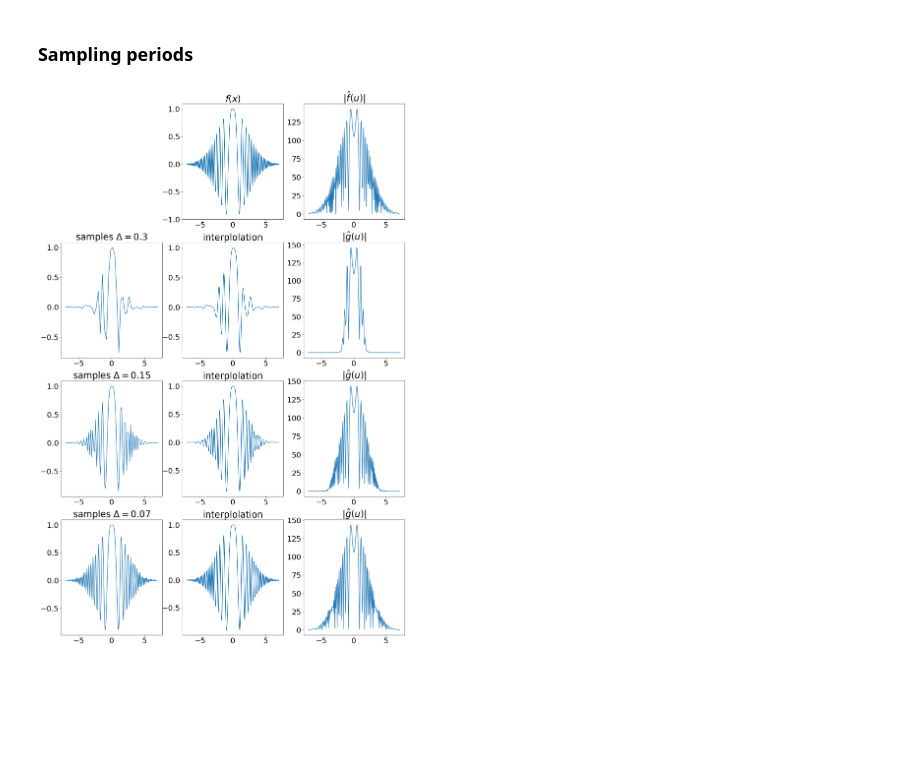
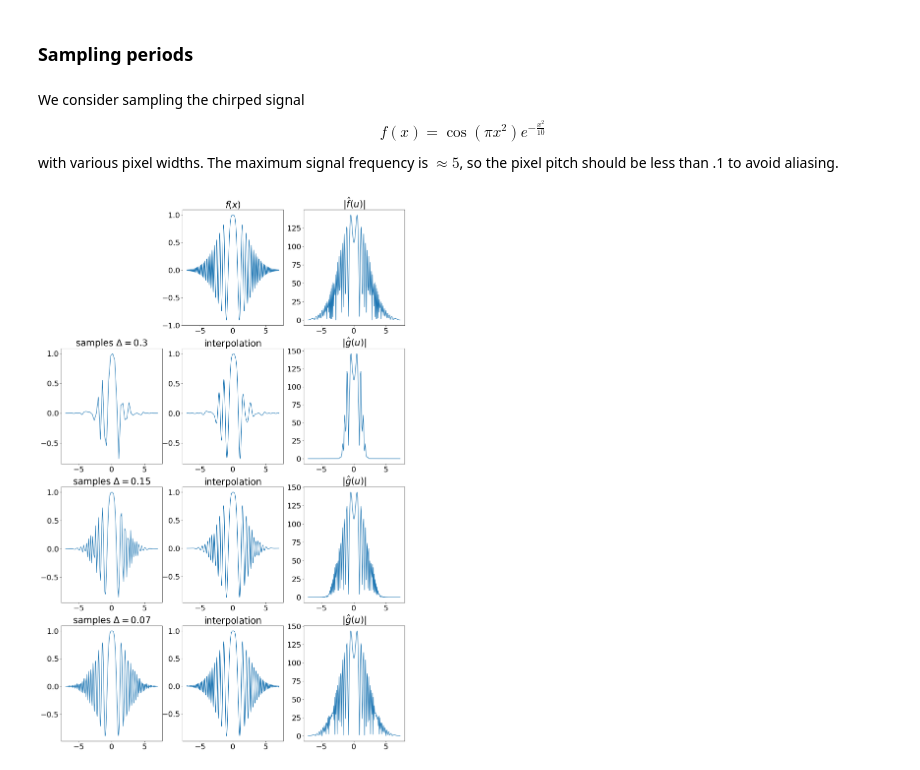
Before and after one commit to arizonaCameraLab/computationalImaging, a Jupyter notebook: Chapter2ForwardModels/DiscreteForwardModels.ipynb, the cells around one changed output. Cells and saved outputs as stored; diff of their text form; code cells hidden in the pictures; blank space fills up the shorter version.

```diff
--- a/Chapter2ForwardModels/DiscreteForwardModels.ipynb
+++ b/Chapter2ForwardModels/DiscreteForwardModels.ipynb
@@ -212,6 +212,11 @@ def gn(delta=1):
   return gg
 # %% [markdown]
 ### Sampling periods
+# %% [markdown]
+We consider sampling the chirped signal
+$$f(x)=\cos (\pi x^2) e^{-\frac{ x^2}{10} }
+$$
+ with various pixel widths. The maximum signal frequency is $\approx 5$, so the pixel pitch should be less than .1 to avoid aliasing.
 # %%
 plt.rcParams['figure.figsize'] = [18, 28]
 X=7
@@ -229,34 +234,34 @@ plt.plot(np.linspace(-X,X,len(gN)),gN)
 plt.title('samples $\Delta=0.3$')
 gUp= InterpolatedUnivariateSpline(np.linspace(-X,X,len(gN)),gN, k=5)
 plt.subplot(4,3,5)
 plt.plot(xrange,gUp(xrange))
-plt.title('interplolation')
+plt.title('interpolation')
 plt.subplot(4,3,6)
 plt.plot(urange[925:1125],np.abs(np.fft.fftshift(np.fft.fft(gUp(xrange))))[925:1125])
 plt.title('$|{\hat g}(u)|$')
 plt.subplot(4,3,7)
 gN=gn(.15)/.15
 plt.plot(np.linspace(-X,X,len(gN)),gN)
 plt.title('samples $\Delta=0.15$')
 gUp= InterpolatedUnivariateSpline(np.linspace(-X,X,len(gN)),gN, k=5)
 plt.subplot(4,3,8)
 plt.plot(xrange,gUp(xrange))
-plt.title('interplolation')
+plt.title('interpolation')
 plt.subplot(4,3,9)
 plt.plot(urange[925:1125],np.abs(np.fft.fftshift(np.fft.fft(gUp(xrange))))[925:1125])
 plt.title('$|{\hat g}(u)|$')
 plt.subplot(4,3,10)
 gN=gn(.07)/.07
 plt.plot(np.linspace(-X,X,len(gN)),gN)
 plt.title('samples $\Delta=0.07$')
 gUp= InterpolatedUnivariateSpline(np.linspace(-X,X,len(gN)),gN, k=5)
 plt.subplot(4,3,11)
 plt.plot(xrange,gUp(xrange))
-plt.title('interplolation')
+plt.title('interpolation')
 plt.subplot(4,3,12)
 plt.plot(urange[925:1125],np.abs(np.fft.fftshift(np.fft.fft(gUp(xrange))))[925:1125])
 plt.title('$|{\hat g}(u)|$')
 plt.savefig('sampleFiltering.png')
 #files.download('sampleFiltering.png')
 # %% [output]
-[figure, old version]
+[figure, new version]
```
Also changed, not shown: parts of 2 cells of this notebook.
